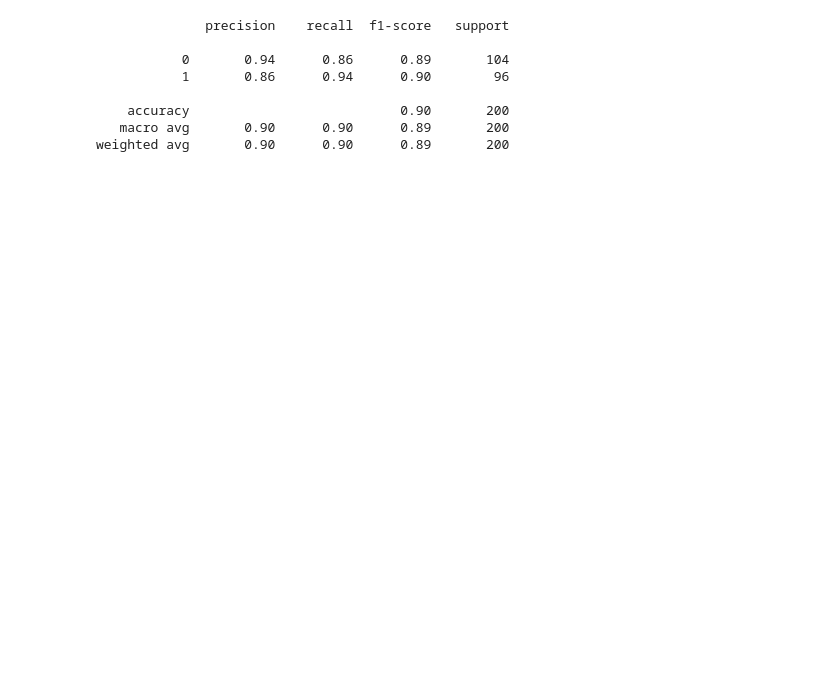
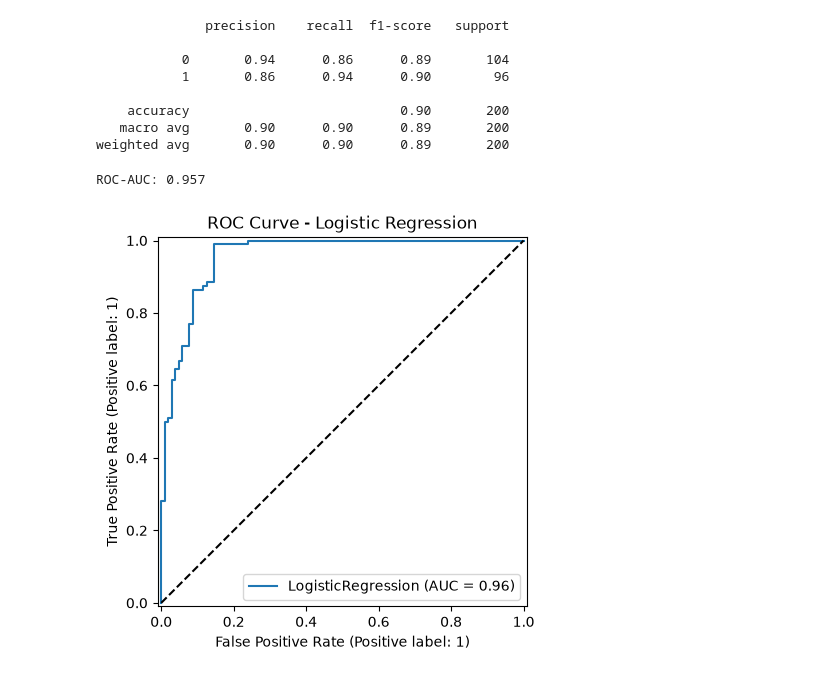
Before and after one commit to sweavs111/genomics_ml_tutorial, a Jupyter notebook: module_02.ipynb, the cells around one changed output. Drawn from its saved outputs; the diff is of its cells as text; code cells hidden in the pictures; blank space fills up the shorter version.

```diff
--- a/module_02.ipynb
+++ b/module_02.ipynb
@@ -138,3 +140,17 @@ print(classification_report(y_test, y_pred))
     accuracy                           0.90       200
    macro avg       0.90      0.90      0.89       200
 weighted avg       0.90      0.90      0.89       200
+# %%
+# ROC-AUC
+from sklearn.metrics import roc_auc_score, RocCurveDisplay
+
+auc = roc_auc_score(y_test, y_proba[:, 1])
+print(f"ROC-AUC: {auc:.3f}")
+
+RocCurveDisplay.from_estimator(model, X_test, y_test)
+plt.plot([0, 1], [0, 1], 'k--', label='Random classifier')
+plt.title("ROC Curve - Logistic Regression")
+plt.show()
+# %% [output]
+ROC-AUC: 0.957
+[figure, added]
```
Also changed, not shown: parts of 1 cell of this notebook.
